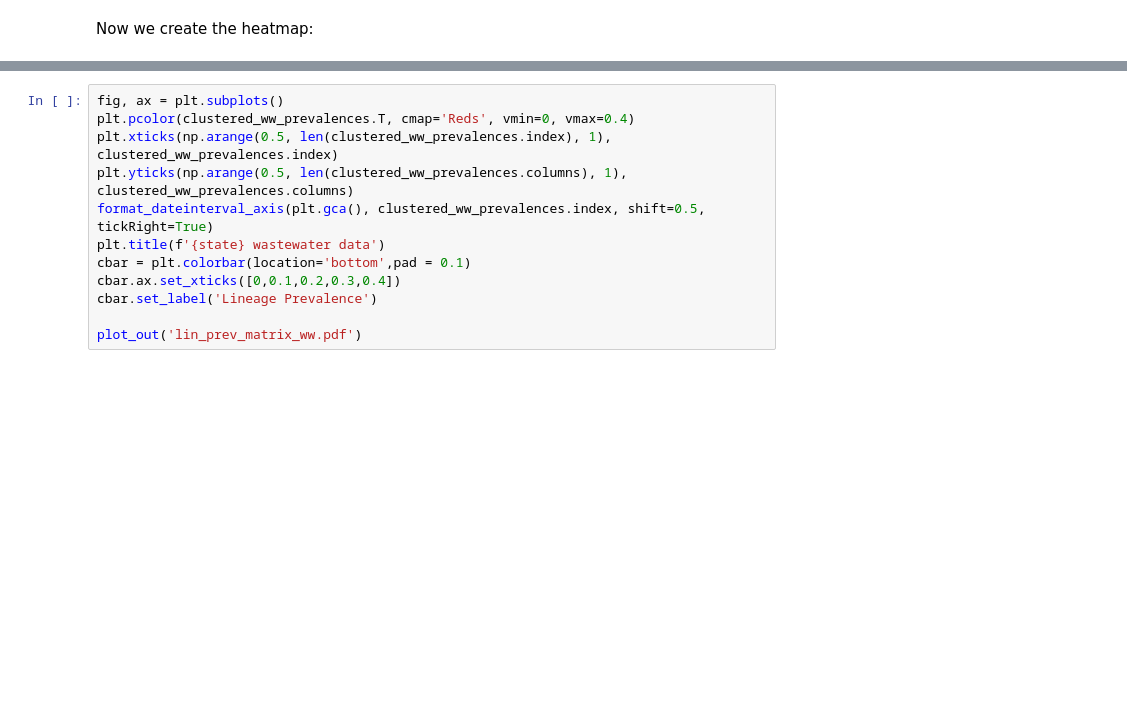
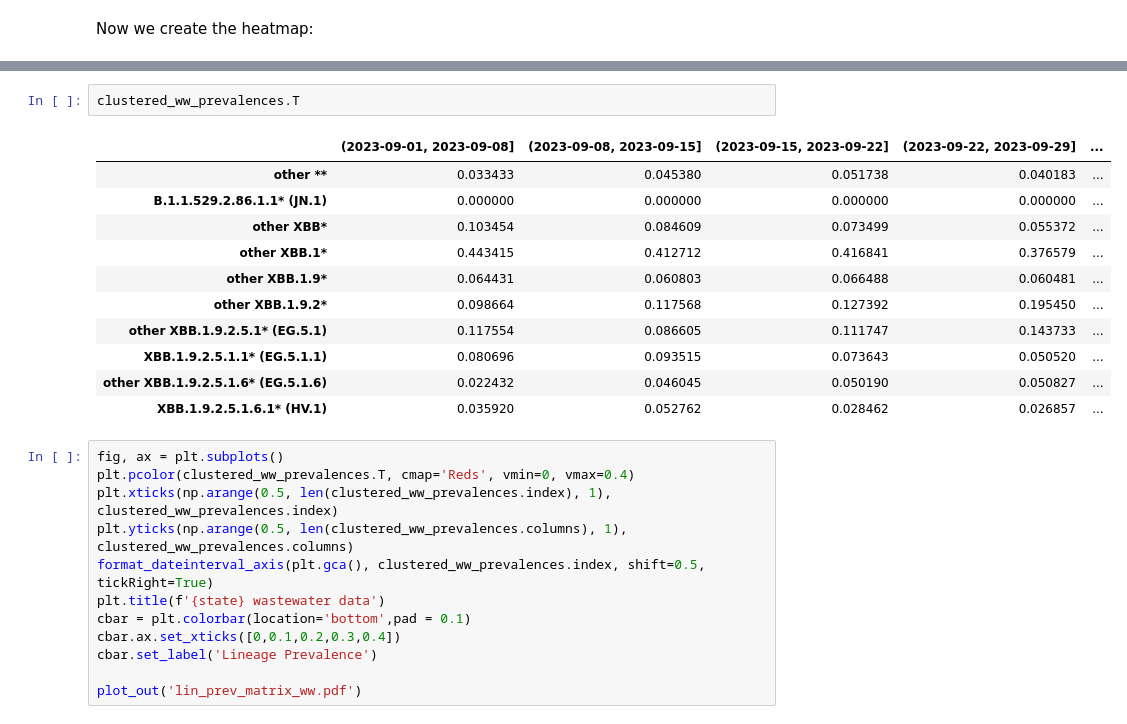
Before and after one commit to ibloise/python-outbreak-info, a Jupyter notebook: docs/figAB.ipynb, the cells around one changed output, grey strips where cells are left out. Cells and saved outputs as stored; diff of their text form; blank space fills up the shorter version.

```diff
--- a/docs/figAB.ipynb
+++ b/docs/figAB.ipynb
@@ -116,3 +157,17 @@ Now we create the heatmap:
+# %%
+clustered_ww_prevalences.T
+# %% [output]
+|  | (2023-09-01, 2023-09-08] | (2023-09-08, 2023-09-15] | (2023-09-15, 2023-09-22] | (2023-09-22, 2023-09-29] | ... |
+| other ** | 0.033433 | 0.045380 | 0.051738 | 0.040183 | ... |
+| B.1.1.529.2.86.1.1* (JN.1) | 0.000000 | 0.000000 | 0.000000 | 0.000000 | ... |
+| other XBB* | 0.103454 | 0.084609 | 0.073499 | 0.055372 | ... |
+| other XBB.1* | 0.443415 | 0.412712 | 0.416841 | 0.376579 | ... |
+| other XBB.1.9* | 0.064431 | 0.060803 | 0.066488 | 0.060481 | ... |
+| other XBB.1.9.2* | 0.098664 | 0.117568 | 0.127392 | 0.195450 | ... |
+| other XBB.1.9.2.5.1* (EG.5.1) | 0.117554 | 0.086605 | 0.111747 | 0.143733 | ... |
+| XBB.1.9.2.5.1.1* (EG.5.1.1) | 0.080696 | 0.093515 | 0.073643 | 0.050520 | ... |
+| other XBB.1.9.2.5.1.6* (EG.5.1.6) | 0.022432 | 0.046045 | 0.050190 | 0.050827 | ... |
+| XBB.1.9.2.5.1.6.1* (HV.1) | 0.035920 | 0.052762 | 0.028462 | 0.026857 | ... |
 # %%
 fig, ax = plt.subplots()
 plt.pcolor(clustered_ww_prevalences.T, cmap='Reds', vmin=0, vmax=0.4)
```
Also changed, not shown: parts of 8 cells of this notebook, 5 other files.
